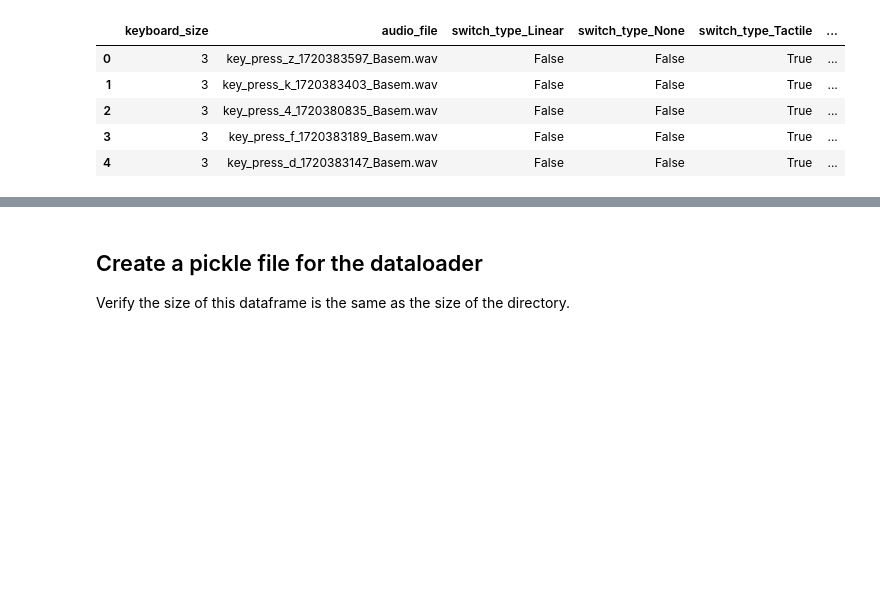
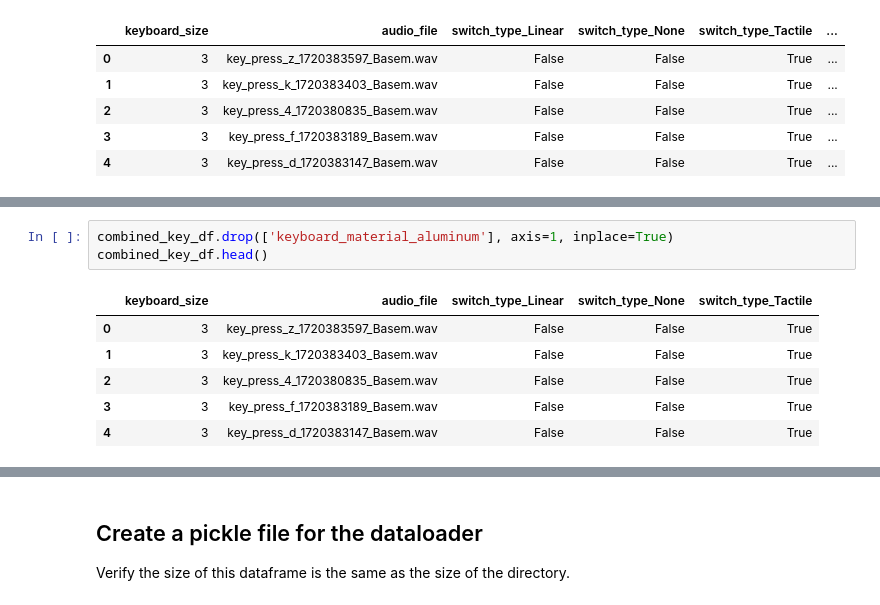
Before and after one commit to bsaleh524/keyboard_recorder, a Jupyter notebook: preprocessing/preprocessing.ipynb, the cells around one changed output, grey strips where cells are left out. Cells and saved outputs as stored; diff of their text form; blank space fills up the shorter version.

```diff
--- a/preprocessing/preprocessing.ipynb
+++ b/preprocessing/preprocessing.ipynb
@@ -501,0 +506,10 @@ combined_key_df.head()
+# %%
+combined_key_df.drop(['keyboard_material_aluminum'], axis=1, inplace=True)
+combined_key_df.head()
+# %% [output]
+|  | keyboard_size | audio_file | switch_type_Linear | switch_type_None | switch_type_Tactile |
+| 0 | 3 | key_press_z_1720383597_Basem.wav | False | False | True |
+| 1 | 3 | key_press_k_1720383403_Basem.wav | False | False | True |
+| 2 | 3 | key_press_4_1720380835_Basem.wav | False | False | True |
+| 3 | 3 | key_press_f_1720383189_Basem.wav | False | False | True |
+| 4 | 3 | key_press_d_1720383147_Basem.wav | False | False | True |
```
Also changed, not shown: parts of 4 cells of this notebook, 2 other files.
